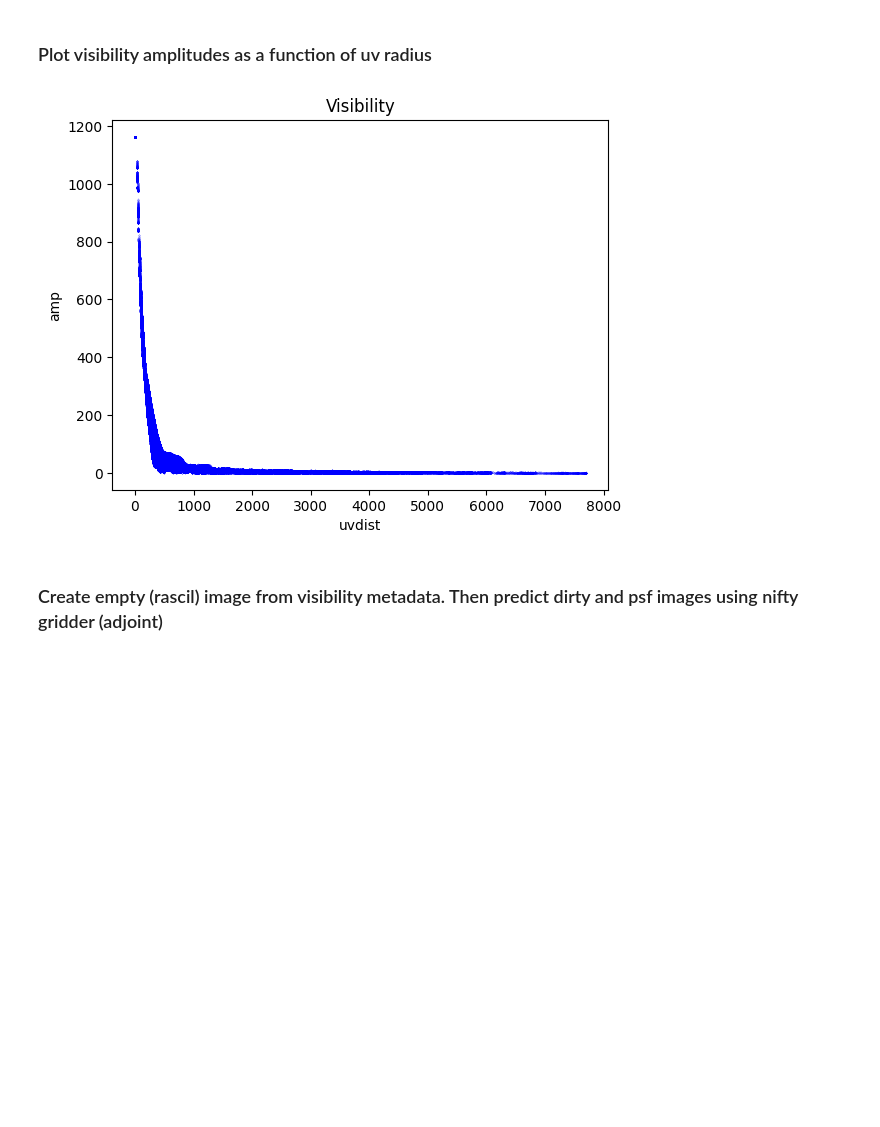
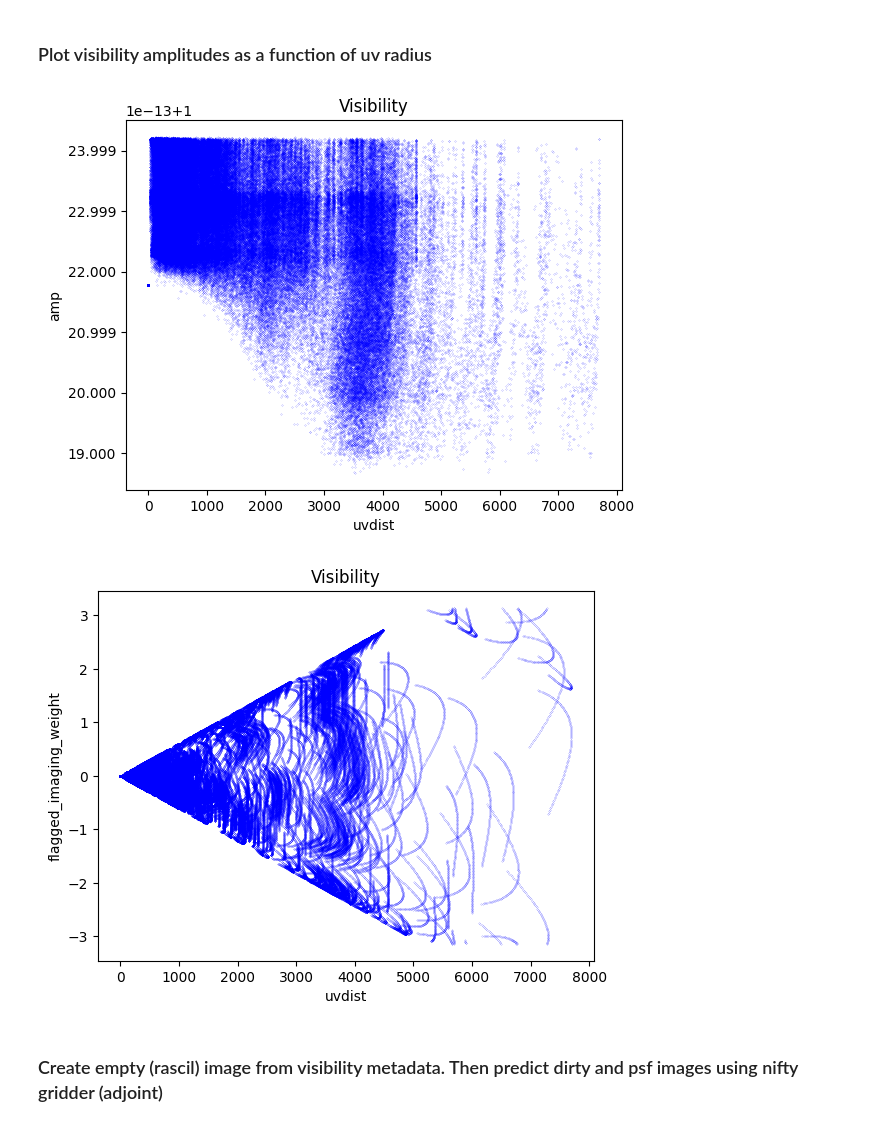
Before and after one commit to simon-prunet/radio-imaging, a Jupyter notebook: dirty.ipynb, the cells around one changed output. Cells and saved outputs as stored; diff of their text form; code cells hidden in the pictures; blank space fills up the shorter version.

```diff
--- a/dirty.ipynb
+++ b/dirty.ipynb
@@ -30,8 +34,8 @@ plot_uvcoverage([vt])
 # %% [markdown]
 ### Fill visibilities amplitude from (Fourier plane values) of image in FITS file. Cell size corresponds to the (advised) pixel angular size in radians. Uses Nifty gridder.
 # %%
-vt, cell_size, im = visibilities_from_image(vt,'data/Meerkat_Galactic_center_512_ext.fits',return_cellsize=True,return_image=True)
-vt, cell_size, #im = visibilities_from_image(vt,'data/toto_ext.fits',return_cellsize=True,return_image=True)
+#vt, cell_size, im = visibilities_from_image(vt,'data/Meerkat_Galactic_center_512_ext.fits',return_cellsize=True,return_image=True)
+vt, cell_size, im = visibilities_from_image(vt,'data/toto_ext.fits',return_cellsize=True,return_image=True,scale_factor=2.)
 # %% [output]
 advise_wide_field: (max_wavelength) Maximum wavelength 0.300 (meters)
 advise_wide_field: (min_wavelength) Minimum wavelength 0.300 (meters)
@@ -71,8 +58,10 @@ replicate_image: replicating shape (1, 1, 512, 512) to (1, 1, 512, 512)
 ### Plot visibility amplitudes as a function of uv radius
 # %%
 plot_visibility([vt])
+plot_visibility([vt],y='flagged_imaging_weight')
 # %% [output]
-[figure, old version]
+[figure, new version]
+[figure, added]
 # %% [markdown]
 ### Create empty (rascil) image from visibility metadata. Then predict dirty and psf images using nifty gridder (adjoint)
 # %%
```
Also changed, not shown: parts of 16 cells of this notebook.
